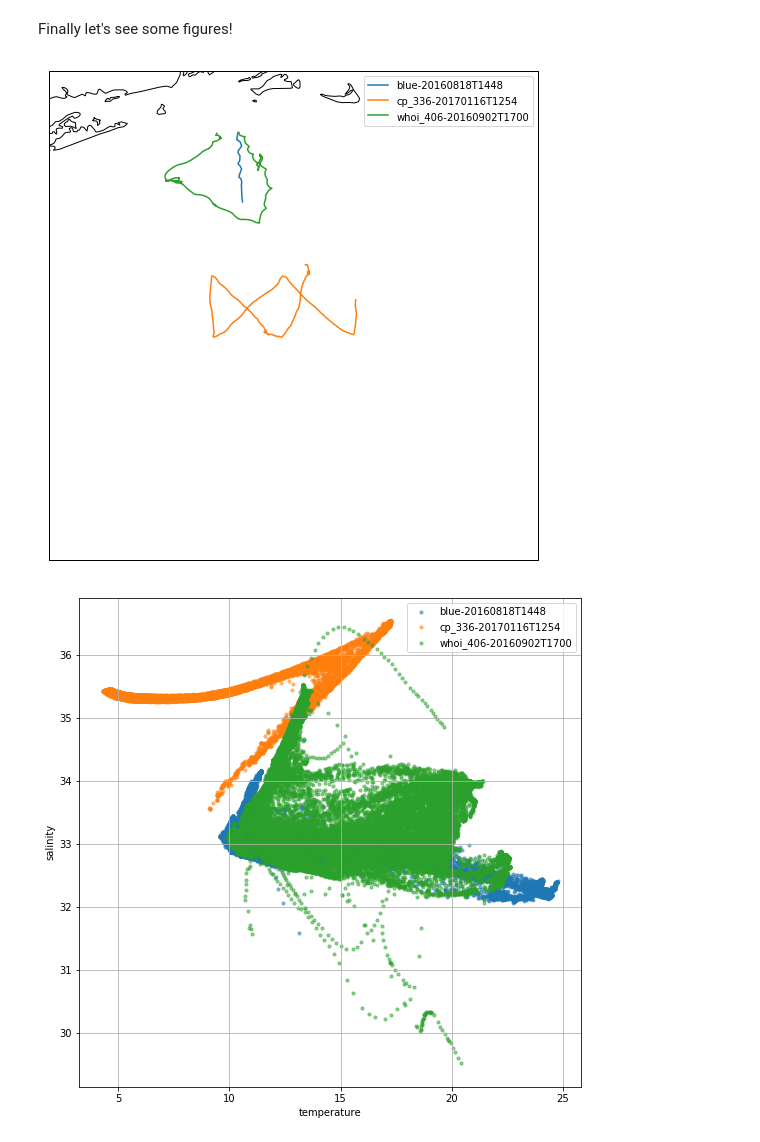
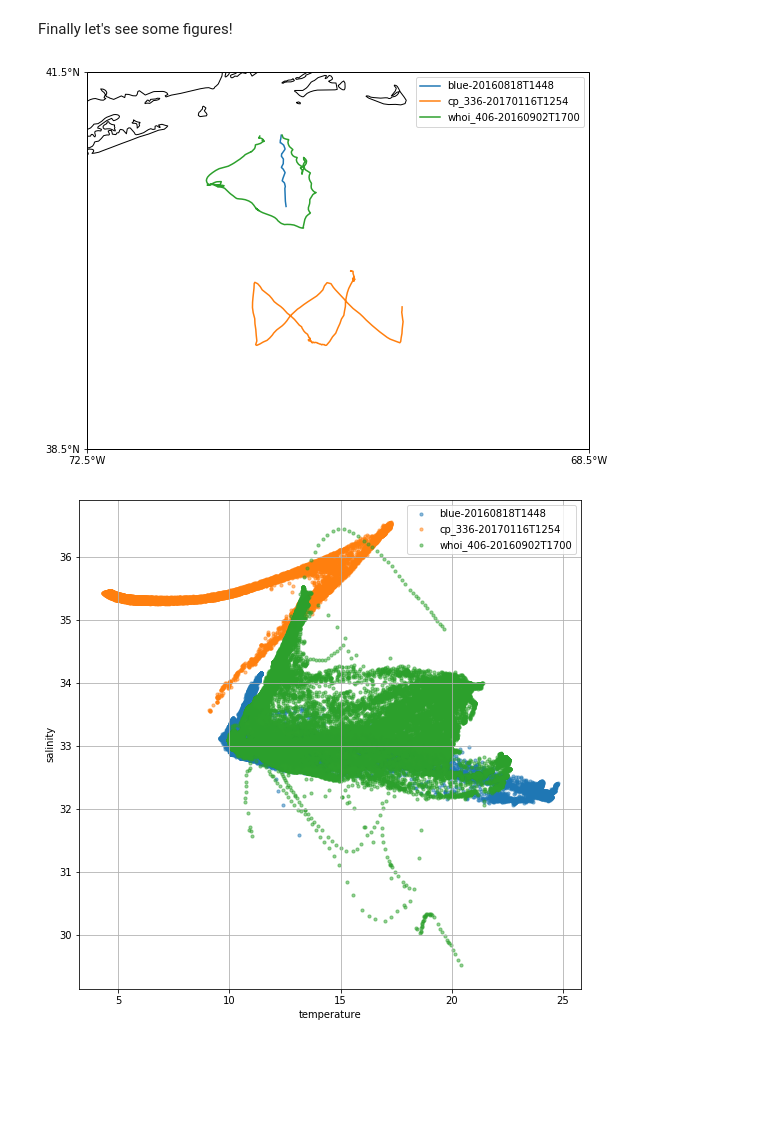
Before and after one commit to ioos/erddapy, a Jupyter notebook: docs/source/erddapy_tour.ipynb, the cells around one changed output. Cells and saved outputs as stored; diff of their text form; code cells hidden in the pictures; blank space fills up the shorter version.

```diff
--- a/docs/source/erddapy_tour.ipynb
+++ b/docs/source/erddapy_tour.ipynb
@@ -73,7 +61,6 @@ import pendulum
 
 min_time = pendulum.parse('2016-07-10T00:00:00Z')
 max_time = pendulum.parse('2017-02-10T00:00:00Z')
-min_time, max_time = parse_dates(min_time), parse_dates(max_time)
 
 min_lat, max_lat =  38.0, 41.0
 min_lon, max_lon = -72.0, -69.0
@@ -316,23 +303,38 @@ Finally let's see some figures!
 # %%
 %matplotlib inline
 import matplotlib.pyplot as plt
 import cartopy.crs as ccrs
+from cartopy.mpl.ticker import LongitudeFormatter, LatitudeFormatter
 
 
-fig, ax = plt.subplots(
-    figsize=(9, 9),
-    subplot_kw=dict(projection=ccrs.PlateCarree())
-)
-ax.coastlines(resolution='10m')
+def make_map(extent):
+    fig, ax = plt.subplots(
+        figsize=(9, 9),
+        subplot_kw=dict(projection=ccrs.PlateCarree())
+    )
+    ax.coastlines(resolution='10m')
+    ax.set_extent(extent)
+
+    ax.set_xticks([extent[0], extent[1]], crs=ccrs.PlateCarree())
+    ax.set_yticks([extent[2], extent[3]], crs=ccrs.PlateCarree())
+    lon_formatter = LongitudeFormatter(zero_direction_label=True)
+    lat_formatter = LatitudeFormatter()
+    ax.xaxis.set_major_formatter(lon_formatter)
+    ax.yaxis.set_major_formatter(lat_formatter)
+
+    return fig, ax
+
+
 dx = dy = 0.5
-ax.set_extent([min_lon-dx, max_lon+dx, min_lat-dy, max_lat+dy])
+extent = min_lon-dx, max_lon+dx, min_lat+dy, max_lat+dy
 
+fig, ax = make_map(extent)
 for glider, df in dfs.items():
     ax.plot(df['longitude'], df['latitude'], label=glider)
 
 leg = ax.legend()
 # %% [output]
-[figure, old version]
+[figure, new version]
 # %%
 def glider_scatter(df, ax, glider):
     ax.scatter(df['temperature'], df['salinity'],
```
Also changed, not shown: parts of 21 cells of this notebook, 2 other files.
